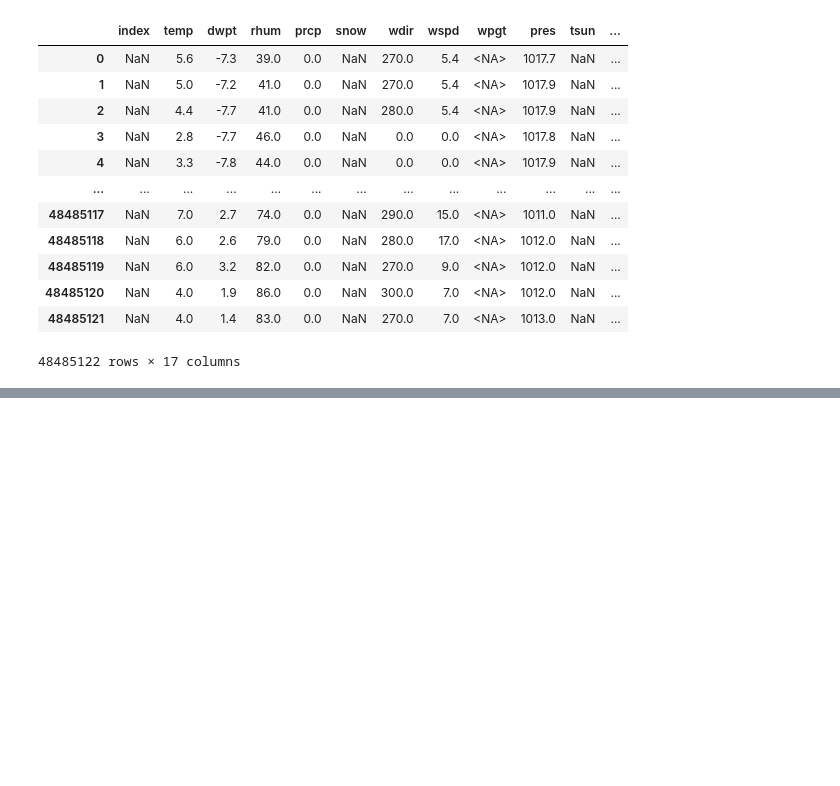
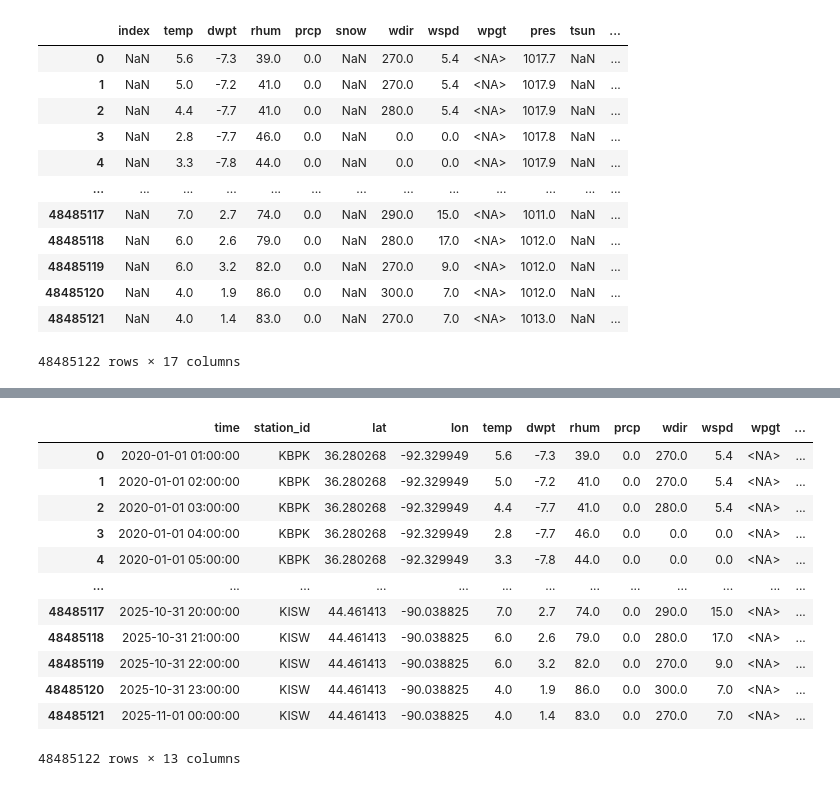
Before and after one commit to GNSkier/MoonRabbit, a Jupyter notebook: nws_ingestion/testing/testing.ipynb, the cells around one changed output, grey strips where cells are left out. Saved outputs shown, nothing was run; the diff lists cells and outputs as text; code cells hidden in the pictures; blank space fills up the shorter version.

```diff
--- a/nws_ingestion/testing/testing.ipynb
+++ b/nws_ingestion/testing/testing.ipynb
@@ -656,0 +657,19 @@ test.head()
+# %%
+import pandas as pd
+
+df = pd.read_parquet("data/historical_weather_df.parquet")
+df
+# %% [output]
+|  | time | station_id | lat | lon | temp | dwpt | rhum | prcp | wdir | wspd | wpgt | ... |
+| 0 | 2020-01-01 01:00:00 | KBPK | 36.280268 | -92.329949 | 5.6 | -7.3 | 39.0 | 0.0 | 270.0 | 5.4 | <NA> | ... |
+| 1 | 2020-01-01 02:00:00 | KBPK | 36.280268 | -92.329949 | 5.0 | -7.2 | 41.0 | 0.0 | 270.0 | 5.4 | <NA> | ... |
+| 2 | 2020-01-01 03:00:00 | KBPK | 36.280268 | -92.329949 | 4.4 | -7.7 | 41.0 | 0.0 | 280.0 | 5.4 | <NA> | ... |
+| 3 | 2020-01-01 04:00:00 | KBPK | 36.280268 | -92.329949 | 2.8 | -7.7 | 46.0 | 0.0 | 0.0 | 0.0 | <NA> | ... |
+| 4 | 2020-01-01 05:00:00 | KBPK | 36.280268 | -92.329949 | 3.3 | -7.8 | 44.0 | 0.0 | 0.0 | 0.0 | <NA> | ... |
+| ... | ... | ... | ... | ... | ... | ... | ... | ... | ... | ... | ... | ... |
+| 48485117 | 2025-10-31 20:00:00 | KISW | 44.461413 | -90.038825 | 7.0 | 2.7 | 74.0 | 0.0 | 290.0 | 15.0 | <NA> | ... |
+| 48485118 | 2025-10-31 21:00:00 | KISW | 44.461413 | -90.038825 | 6.0 | 2.6 | 79.0 | 0.0 | 280.0 | 17.0 | <NA> | ... |
+| 48485119 | 2025-10-31 22:00:00 | KISW | 44.461413 | -90.038825 | 6.0 | 3.2 | 82.0 | 0.0 | 270.0 | 9.0 | <NA> | ... |
+| 48485120 | 2025-10-31 23:00:00 | KISW | 44.461413 | -90.038825 | 4.0 | 1.9 | 86.0 | 0.0 | 300.0 | 7.0 | <NA> | ... |
+| 48485121 | 2025-11-01 00:00:00 | KISW | 44.461413 | -90.038825 | 4.0 | 1.4 | 83.0 | 0.0 | 270.0 | 7.0 | <NA> | ... |
+48485122 rows × 13 columns
```
Also changed, not shown: parts of 7 cells of this notebook, 1 other file.
